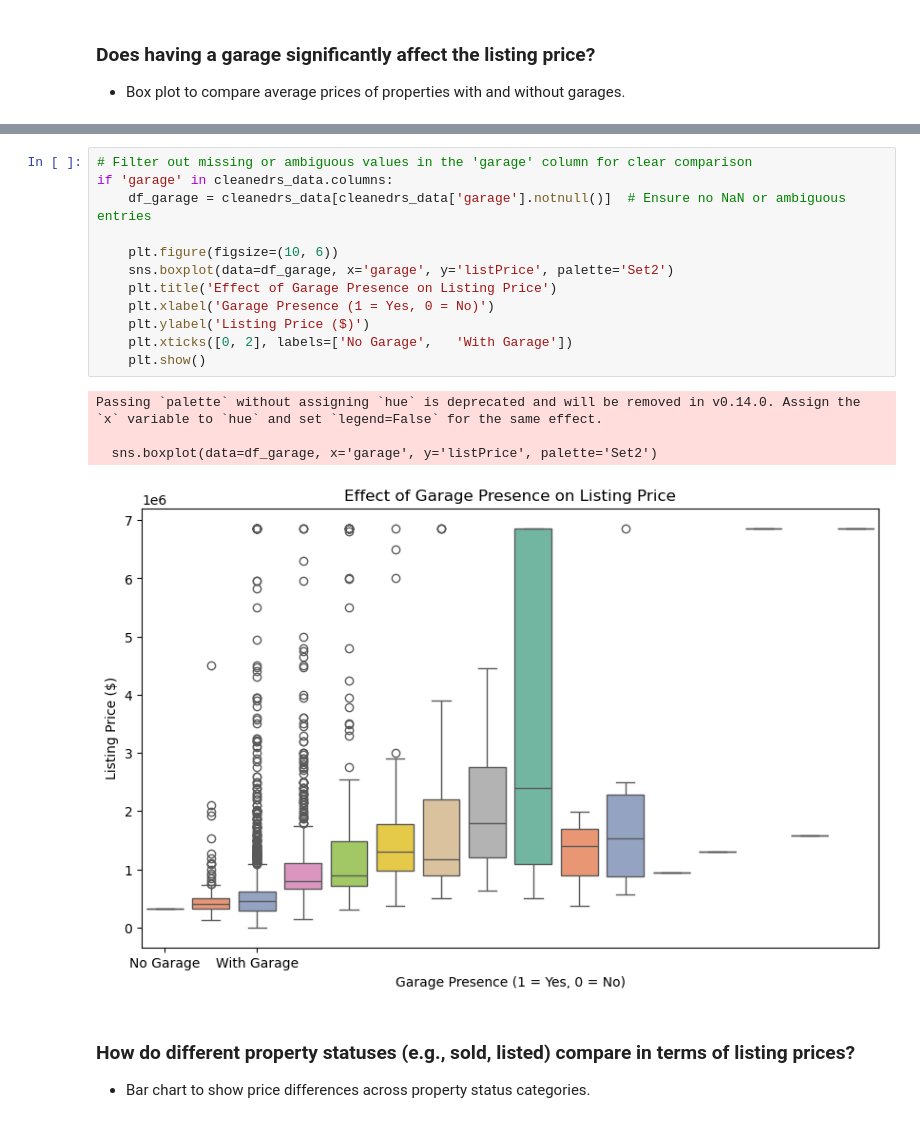
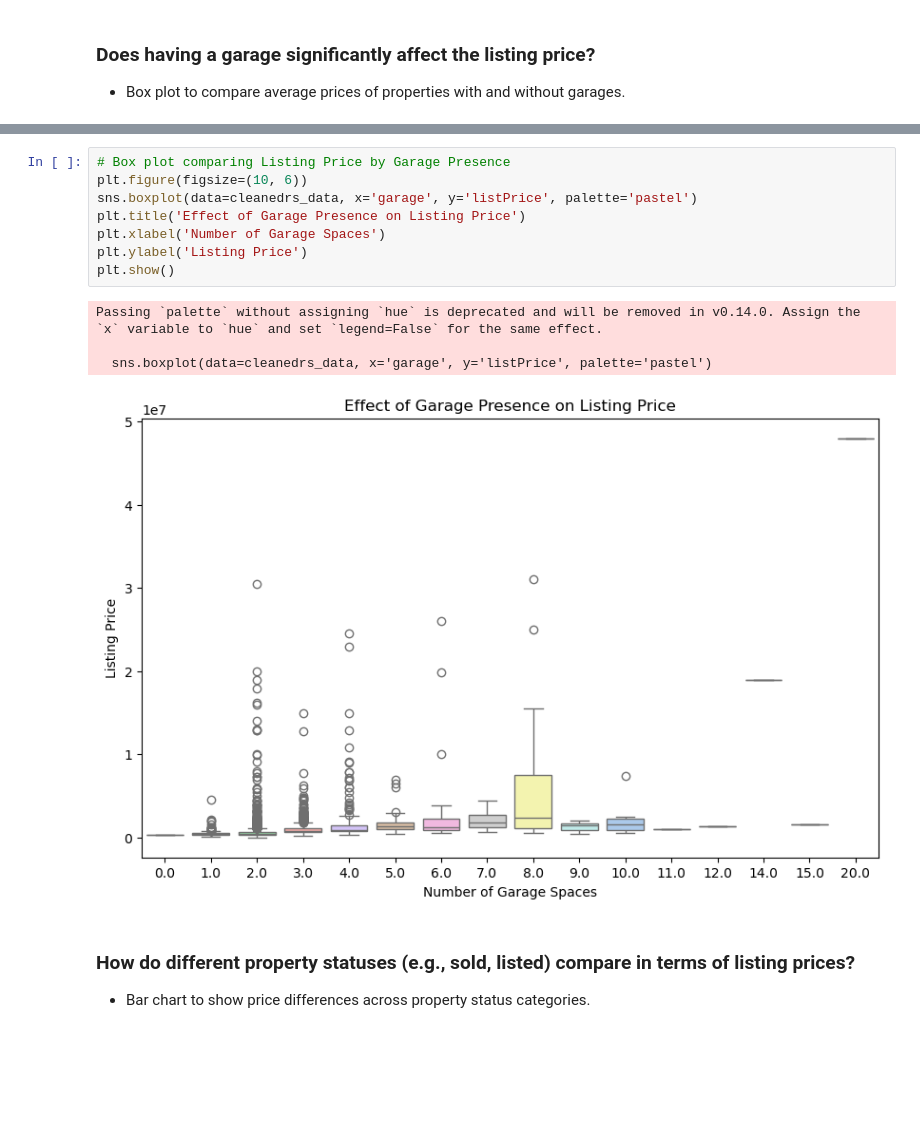
Before and after one commit to quadrillionaiire/Utah-Real-Estate-Sales-Analysis, a Jupyter notebook: notebooks/eda.ipynb, the cells around one changed output, grey strips where cells are left out. Cells and saved outputs as stored; diff of their text form; blank space fills up the shorter version.

```diff
--- a/notebooks/eda.ipynb
+++ b/notebooks/eda.ipynb
@@ -182,20 +229,16 @@ Most properties were constructed in 2003, with a left-skewed distribution indica
 # %%
-# Filter out missing or ambiguous values in the 'garage' column for clear comparison
-if 'garage' in cleanedrs_data.columns:
-    df_garage = cleanedrs_data[cleanedrs_data['garage'].notnull()]  # Ensure no NaN or ambiguous entries
-
-    plt.figure(figsize=(10, 6))
-    sns.boxplot(data=df_garage, x='garage', y='listPrice', palette='Set2')
-    plt.title('Effect of Garage Presence on Listing Price')
-    plt.xlabel('Garage Presence (1 = Yes, 0 = No)')
-    plt.ylabel('Listing Price ($)')
-    plt.xticks([0, 2], labels=['No Garage',   'With Garage'])
-    plt.show()
+# Box plot comparing Listing Price by Garage Presence
+plt.figure(figsize=(10, 6))
+sns.boxplot(data=cleanedrs_data, x='garage', y='listPrice', palette='pastel')
+plt.title('Effect of Garage Presence on Listing Price')
+plt.xlabel('Number of Garage Spaces')
+plt.ylabel('Listing Price')
+plt.show()
 # %% [output]
 Passing `palette` without assigning `hue` is deprecated and will be removed in v0.14.0. Assign the `x` variable to `hue` and set `legend=False` for the same effect.
 
-  sns.boxplot(data=df_garage, x='garage', y='listPrice', palette='Set2')
+  sns.boxplot(data=cleanedrs_data, x='garage', y='listPrice', palette='pastel')
-[figure, old version]
+[figure, new version]
 # %% [markdown]
 ### How do different property statuses (e.g., sold, listed) compare in terms of listing prices?
 
```
Also changed, not shown: parts of 13 cells of this notebook, 5 other files.
